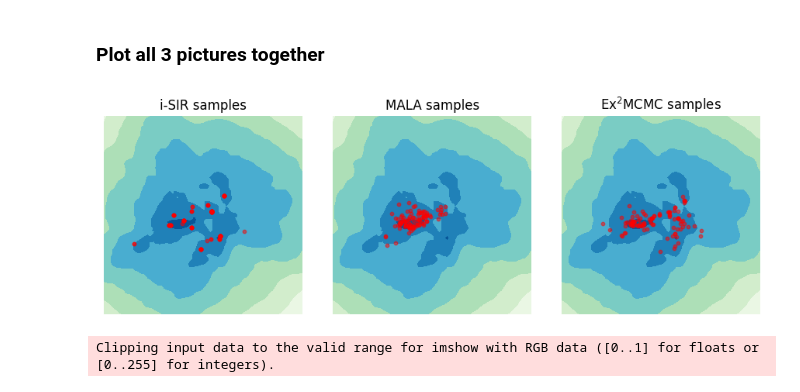
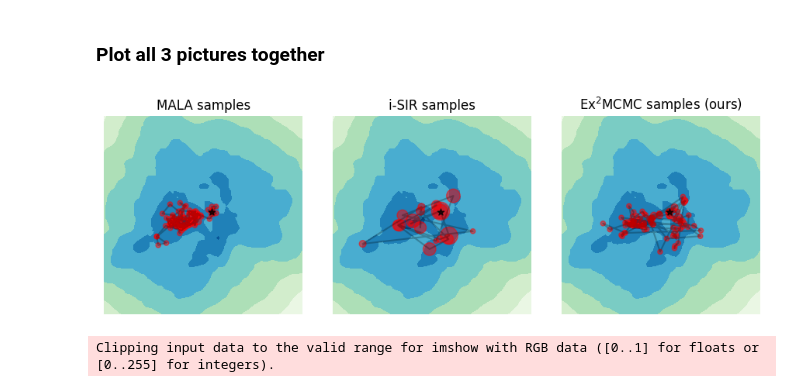
Before and after one commit to svsamsonov/ex2mcmc_new, a Jupyter notebook: experiments/exp_mnist/WGAN_samples.ipynb, the cells around one changed output. Saved outputs shown, nothing was run; the diff lists cells and outputs as text; code cells hidden in the pictures.

```diff
--- a/experiments/exp_mnist/WGAN_samples.ipynb
+++ b/experiments/exp_mnist/WGAN_samples.ipynb
@@ -150,10 +148,10 @@ Samples_ex2 = ex2_mcmc(log_target_dens=log_target_dens, x0=x0, N_steps=N_steps,
 
 energies_ex2 = -log_target_dens(Samples_ex2.reshape(-1, lat_size)).reshape(N_samples, N_steps + 1).cpu()
 # %%
-fig, ax = plt.subplots(1,1)
+# fig, ax = plt.subplots(1,1)
 
-cp = ax.contourf(X, Y, dens_vals, cmap='GnBu')
-fig.colorbar(cp) # Add a colorbar to a plot
-ax.scatter(Samples_ex2[0, :,0], Samples_ex2[0, :,1], s=10, c='r', alpha=0.5)
-ax.set_title(r'Ex$^2$MCMC samples')
-plt.show()
+# cp = ax.contourf(X, Y, dens_vals, cmap='GnBu')
+# fig.colorbar(cp) # Add a colorbar to a plot
+# ax.scatter(Samples_ex2[0, :,0], Samples_ex2[0, :,1], s=10, c='r', alpha=0.5)
+# ax.set_title(r'Ex$^2$MCMC samples')
+# plt.show()
@@ -164,31 +160,31 @@ plt.show()
 # %%
 fig, axs = plt.subplots(1 ,3, figsize=(9, 3))
 
-for ax in axs:
+chainss = [Samples_mala[0], Samples_isir[0], Samples_ex2[0]]
+titles = ['MALA samples', 'i-SIR samples', 'Ex$^2$MCMC samples (ours)']
+for ax, chains, title in zip(axs, chainss, titles):
+    ax.set_title(title)
     ax.contourf(X, Y, dens_vals, cmap='GnBu')
     ax.set_xlabel('$x_1$')
     ax.set_ylabel('$x_2$')
     ax.axis('off')
     ax.set_aspect('equal')
 
-#i-sir plots
-axs[0].scatter(Samples_isir[0, :,0],Samples_isir[0,:,1], s=10, c='r', alpha=0.5)
-axs[0].set_title('i-SIR samples')
+    xs = torch.tensor(chains, dtype=torch.float)
+    posx, invx, countsx = torch.unique_consecutive(xs[:, 0], return_counts=True, return_inverse=True)
 
-#mala samples
-axs[1].scatter(Samples_mala[0,:,0],Samples_mala[0,:,1], s=10, c='r', alpha=0.5)
-axs[1].set_title('MALA samples')
+    posy, invy, countsy = torch.unique_consecutive(xs[:, 1], return_counts=True, return_inverse=True)
 
-#ex2-mcmc samples
-axs[2].scatter(Samples_ex2[0,:,0],Samples_ex2[0,:,1], s=10, c='r', alpha=0.5)
-axs[2].set_title('Ex$^2$MCMC samples')
+    ax.plot(xs[:, 0], xs[:, 1], '-', c='k', alpha=0.25)
+    ax.scatter(posx, posy, marker='o', c='r', alpha=0.5, s=countsx*20)
+    ax.scatter(xs[0,0], xs[0,1],  marker='*', c='k', alpha=0.75, s=40)
 
-# plt.savefig("./figs/vanilla_gan_2d_lat_samples.pdf", format="pdf", bbox_inches="tight")
+
 fig.tight_layout()
-# plt.savefig(Path(PROJECT_PATH, 'imgs/energy_landscape.png'))
+plt.savefig(Path(IMGS_DIR, 'energy_landscape.png'))
 plt.show()
 # %% [output]
-[figure, old version]
+[figure, new version]
 # %%
 grids = []
 for sample in (Samples_isir[0], Samples_mala[0], Samples_ex2[0]):
```
Also changed, not shown: parts of 3 cells of this notebook, 3 other files.
